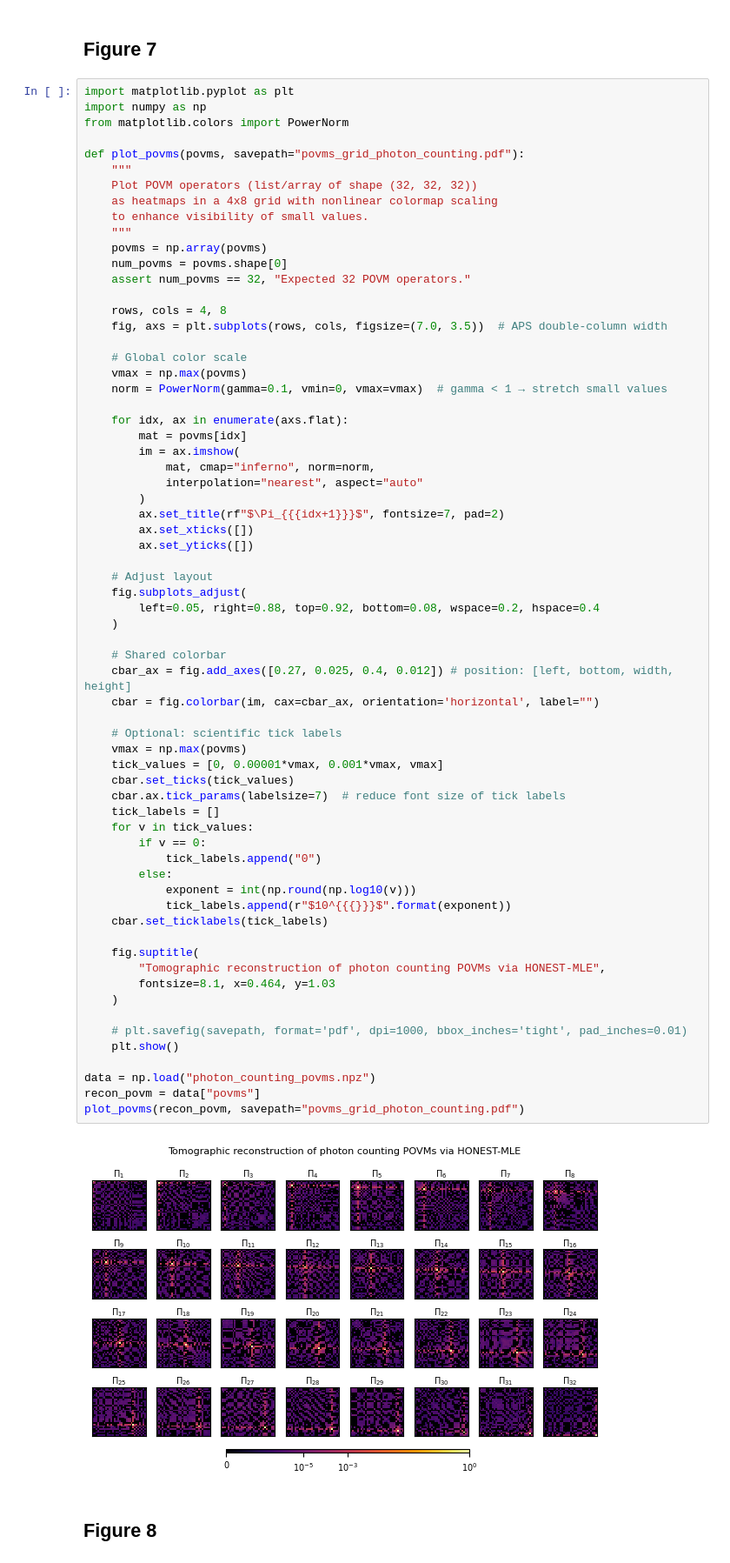
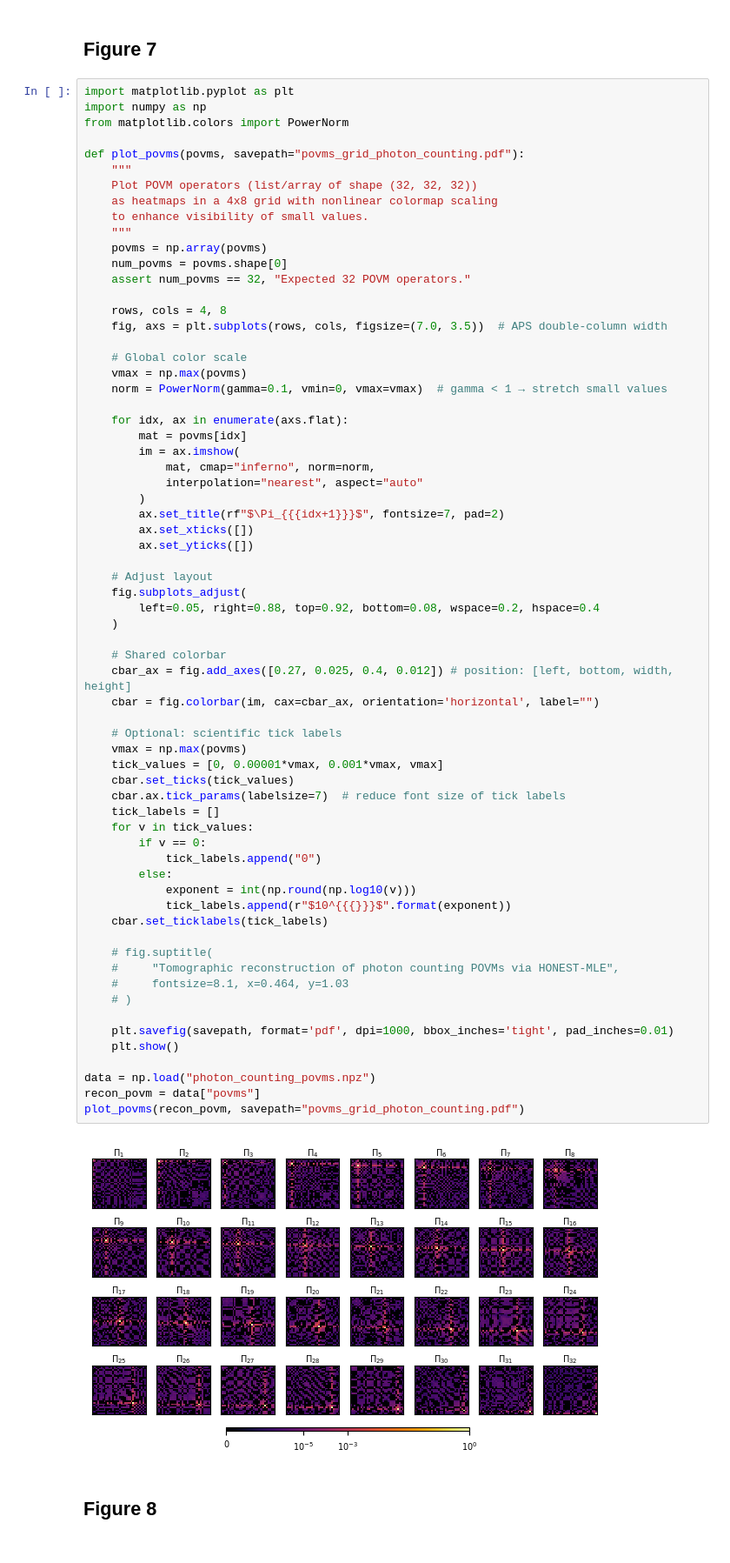
Before and after one commit to agtomo/SGD-QMT, a Jupyter notebook: data_and_paper_plots/PaperPlots.ipynb, the cells around one changed output. Shown at 87% size. Drawn from its saved outputs; the diff is of its cells as text.

```diff
--- a/data_and_paper_plots/PaperPlots.ipynb
+++ b/data_and_paper_plots/PaperPlots.ipynb
@@ -924,38 +1021,38 @@ def plot_povms(povms, savepath="povms_grid_photon_counting.pdf"):
     # Adjust layout
     fig.subplots_adjust(
         left=0.05, right=0.88, top=0.92, bottom=0.08, wspace=0.2, hspace=0.4
     )
 
     # Shared colorbar
     cbar_ax = fig.add_axes([0.27, 0.025, 0.4, 0.012]) # position: [left, bottom, width, height]
     cbar = fig.colorbar(im, cax=cbar_ax, orientation='horizontal', label="")
 
     # Optional: scientific tick labels
     vmax = np.max(povms)
     tick_values = [0, 0.00001*vmax, 0.001*vmax, vmax]
     cbar.set_ticks(tick_values)
     cbar.ax.tick_params(labelsize=7)  # reduce font size of tick labels
     tick_labels = []
     for v in tick_values:
         if v == 0:
             tick_labels.append("0")
         else:
             exponent = int(np.round(np.log10(v)))
             tick_labels.append(r"$10^{{{}}}$".format(exponent))
     cbar.set_ticklabels(tick_labels)
 
-    fig.suptitle(
-        "Tomographic reconstruction of photon counting POVMs via HONEST-MLE",
-        fontsize=8.1, x=0.464, y=1.03
-    )
+    # fig.suptitle(
+    #     "Tomographic reconstruction of photon counting POVMs via HONEST-MLE",
+    #     fontsize=8.1, x=0.464, y=1.03
+    # )
 
-    # plt.savefig(savepath, format='pdf', dpi=1000, bbox_inches='tight', pad_inches=0.01)
+    plt.savefig(savepath, format='pdf', dpi=1000, bbox_inches='tight', pad_inches=0.01)
     plt.show()
 
 data = np.load("photon_counting_povms.npz")
 recon_povm = data["povms"]
 plot_povms(recon_povm, savepath="povms_grid_photon_counting.pdf")
 # %% [output]
-[figure, old version]
+[figure, new version]
 # %% [markdown]
 ## Figure 8
```
Also changed, not shown: parts of 8 cells of this notebook.
